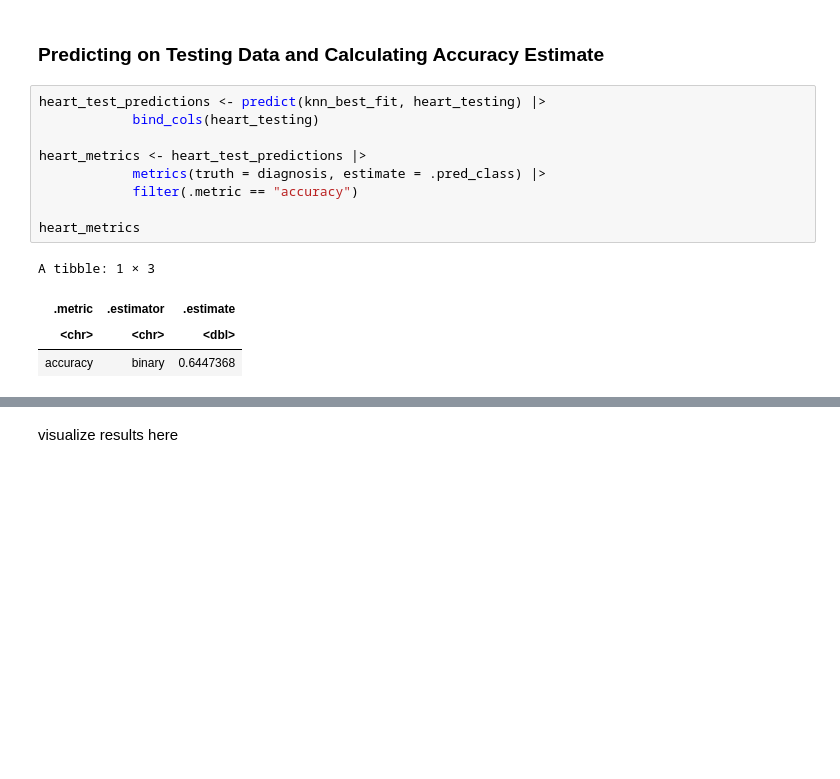
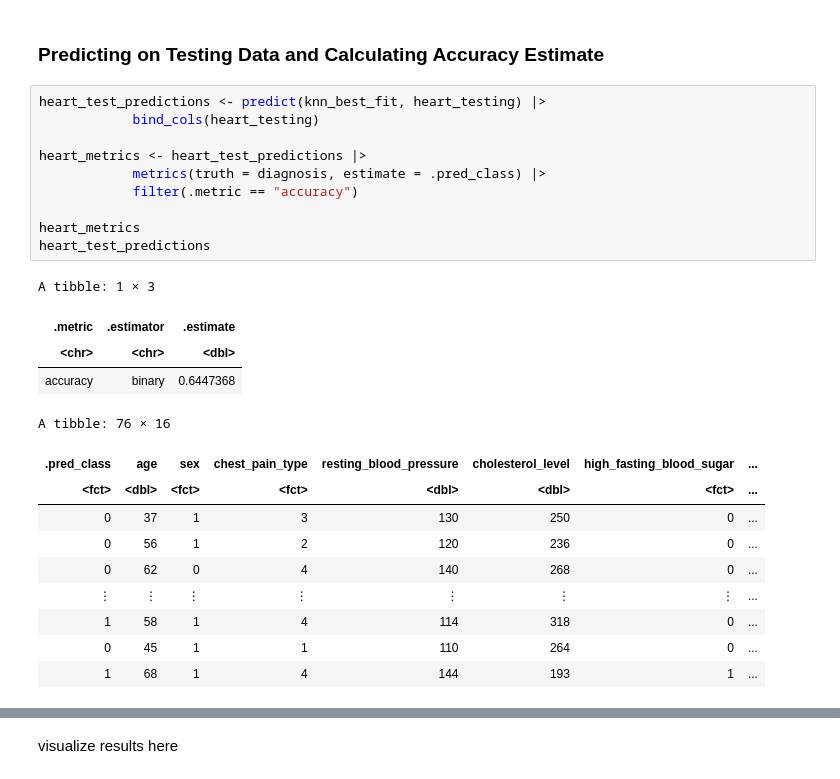
Before and after one commit to wswang98/dsci100-GroupProject, a Jupyter notebook: dsci100-group105-project.ipynb, the cells around one changed output, grey strips where cells are left out. Drawn from its saved outputs; the diff is of its cells as text; blank space fills up the shorter version.

```diff
--- a/dsci100-group105-project.ipynb
+++ b/dsci100-group105-project.ipynb
@@ -275,14 +275,25 @@ knn_best_fit <- workflow() |>
 # %%
 heart_test_predictions <- predict(knn_best_fit, heart_testing) |>
             bind_cols(heart_testing)
 
 heart_metrics <- heart_test_predictions |>
             metrics(truth = diagnosis, estimate = .pred_class) |>
             filter(.metric == "accuracy")
 
 heart_metrics
+heart_test_predictions
 # %% [output]
 A tibble: 1 × 3
 | .metric | .estimator | .estimate |
 | <chr> | <chr> | <dbl> |
 | accuracy | binary | 0.6447368 |
+A tibble: 76 × 16
+| .pred_class | age | sex | chest_pain_type | resting_blood_pressure | cholesterol_level | high_fasting_blood_sugar | ... |
+| <fct> | <dbl> | <fct> | <fct> | <dbl> | <dbl> | <fct> | ... |
+| 0 | 37 | 1 | 3 | 130 | 250 | 0 | ... |
+| 0 | 56 | 1 | 2 | 120 | 236 | 0 | ... |
+| 0 | 62 | 0 | 4 | 140 | 268 | 0 | ... |
+| ⋮ | ⋮ | ⋮ | ⋮ | ⋮ | ⋮ | ⋮ | ... |
+| 1 | 58 | 1 | 4 | 114 | 318 | 0 | ... |
+| 0 | 45 | 1 | 1 | 110 | 264 | 0 | ... |
+| 1 | 68 | 1 | 4 | 144 | 193 | 1 | ... |
```
Also changed, not shown: parts of 4 cells of this notebook.
